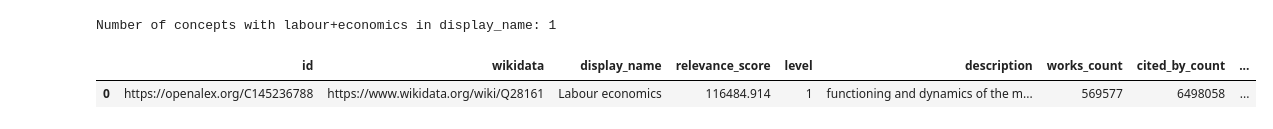
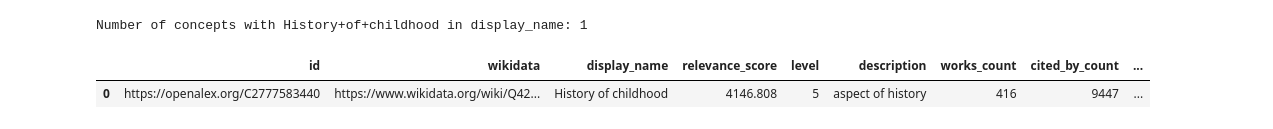
Before and after one commit to master-ds2e/Advanced_programming, a Jupyter notebook: api/api_openalex.ipynb, the cells around one changed output. Cells and saved outputs as stored; diff of their text form; code cells hidden in the pictures.

Commit message:
openalex

```diff
--- a/api/api_openalex.ipynb
+++ b/api/api_openalex.ipynb
@@ -101,22 +189,22 @@ def get_url(search, time_windows, concept_id, limit=100):
 # %%
 def get_concept_id(query):
     query = query.replace(' ', '+')
     url = f"https://api.openalex.org/concepts?search={query}&per-page=200"
     response = requests.get(url)
 
-    if response.status_code == 200:
-        data = response.json()
-        print(f"Number of concepts with {query} in display_name: {data['meta']['count']}")
-        concepts = data['results']
-        return concepts
-    else:
+    if response.status_code != 200:
         print("Failed to retrieve data:", response.status_code)
         return None
+    data = response.json()
+    print(f"Number of concepts with {query} in display_name: {data['meta']['count']}")
+    concepts = data['results']
+    return concepts
 
 
-concepts = get_concept_id('labour economics')
+
+concepts = get_concept_id('History of childhood')
 pd.DataFrame(concepts)
 # %% [output]
-Number of concepts with labour+economics in display_name: 1
+Number of concepts with History+of+childhood in display_name: 1
 |  | id | wikidata | display_name | relevance_score | level | description | works_count | cited_by_count | ... |
-| 0 | https://openalex.org/C145236788 | https://www.wikidata.org/wiki/Q28161 | Labour economics | 116484.914 | 1 | functioning and dynamics of the m... | 569577 | 6498058 | ... |
+| 0 | https://openalex.org/C2777583440 | https://www.wikidata.org/wiki/Q42... | History of childhood | 4146.808 | 5 | aspect of history | 416 | 9447 | ... |
```
Also changed, not shown: parts of 12 cells of this notebook.
